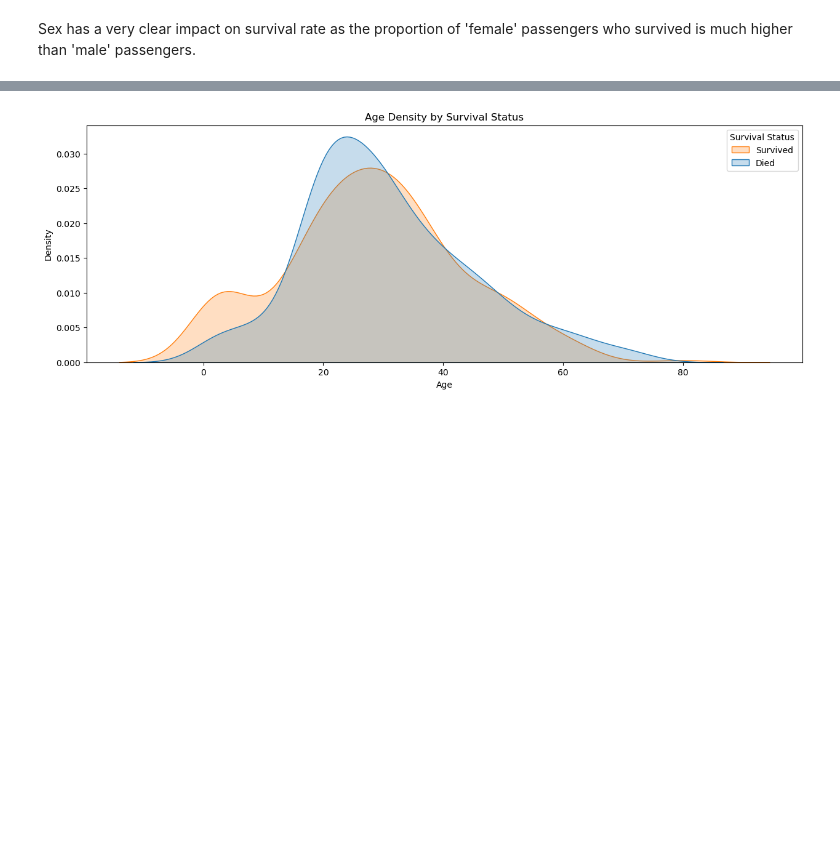
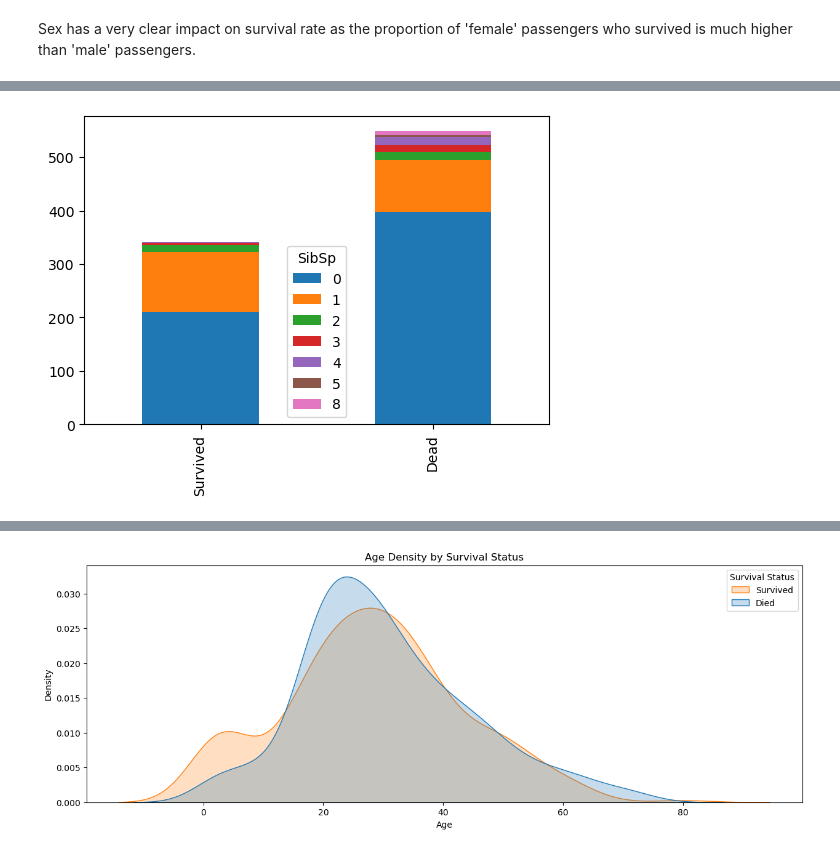
Before and after one commit to danielvasilevko/DataScience_Projects, a Jupyter notebook: Titanic_Survival_Model/Titanic_Survive.ipynb, the cells around one changed output, grey strips where cells are left out. Cells and saved outputs as stored; diff of their text form; code cells hidden in the pictures; blank space fills up the shorter version.

```diff
--- a/Titanic_Survival_Model/Titanic_Survive.ipynb
+++ b/Titanic_Survival_Model/Titanic_Survive.ipynb
@@ -122,0 +144,10 @@ Sex has a very clear impact on survival rate as the proportion of 'female' passe
+# %%
+survived = train_data[train_data['Survived']==1]['SibSp'].value_counts()
+survived = survived.sort_index()
+dead = train_data[train_data['Survived']==0]['SibSp'].value_counts()
+dead = dead.sort_index()
+df = pd.DataFrame([survived,dead])
+df.index = ['Survived','Dead']
+bar = df.plot(kind='bar',stacked=True, figsize=(6,4))
+# %% [output]
+[figure, added]
```
Also changed, not shown: parts of 11 cells of this notebook.
